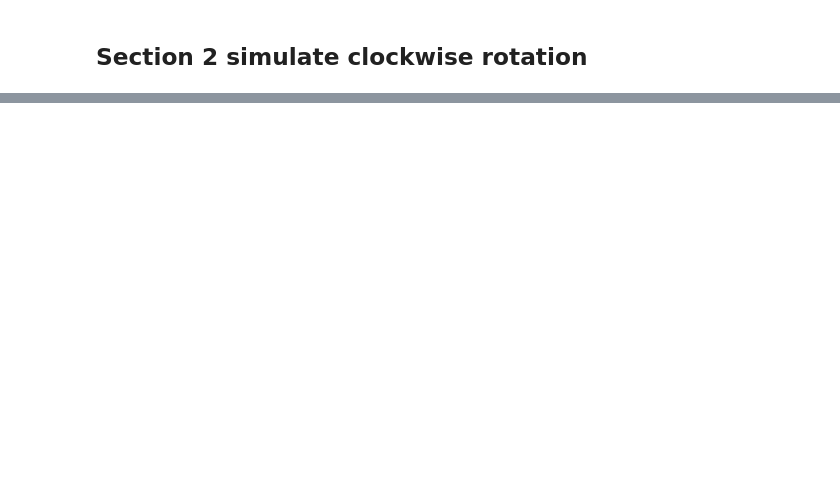
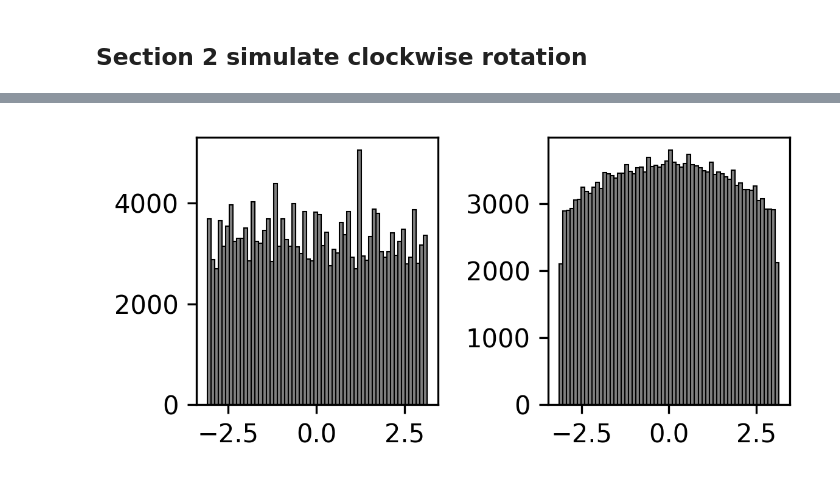
Before and after one commit to ZilongJi/HoneycombSweeps, a Jupyter notebook: Spinning_CAN_animation_4_Neil_SWCprez.ipynb, the cells around one changed output, grey strips where cells are left out. Cells and saved outputs as stored; diff of their text form; code cells hidden in the pictures; blank space fills up the shorter version.

```diff
--- a/Spinning_CAN_animation_4_Neil_SWCprez.ipynb
+++ b/Spinning_CAN_animation_4_Neil_SWCprez.ipynb
@@ -242,0 +256,16 @@ plt.savefig('./figures/trajectory_' + direction + '.pdf', dpi=300)
+# %%
+#plot disttribution of head directions using histogram
+
+fig, axs = plt.subplots(1, 2, figsize=(4, 2), dpi=300)
+
+# Head Direction Histogram
+n_bins = 60
+ax = axs[0]
+ax.hist(head_directions, bins=n_bins, color='gray', edgecolor='black', linewidth=0.5)
+
+ax = axs[1]
+ax.hist(mv_directions, bins=n_bins, color='gray', edgecolor='black', linewidth=0.5)
+
+plt.tight_layout()
+# %% [output]
+[figure, added]
```
Also changed, not shown: parts of 9 cells of this notebook, 2 other files.
